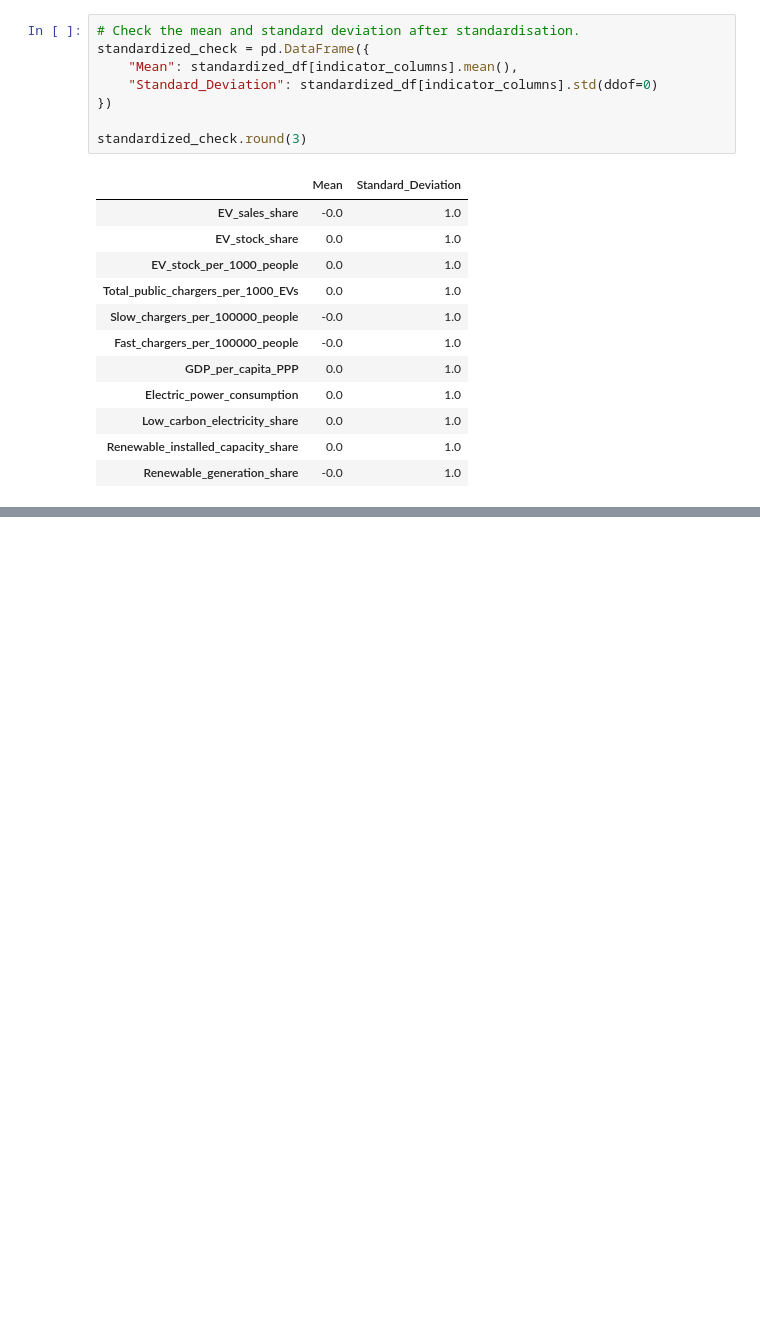
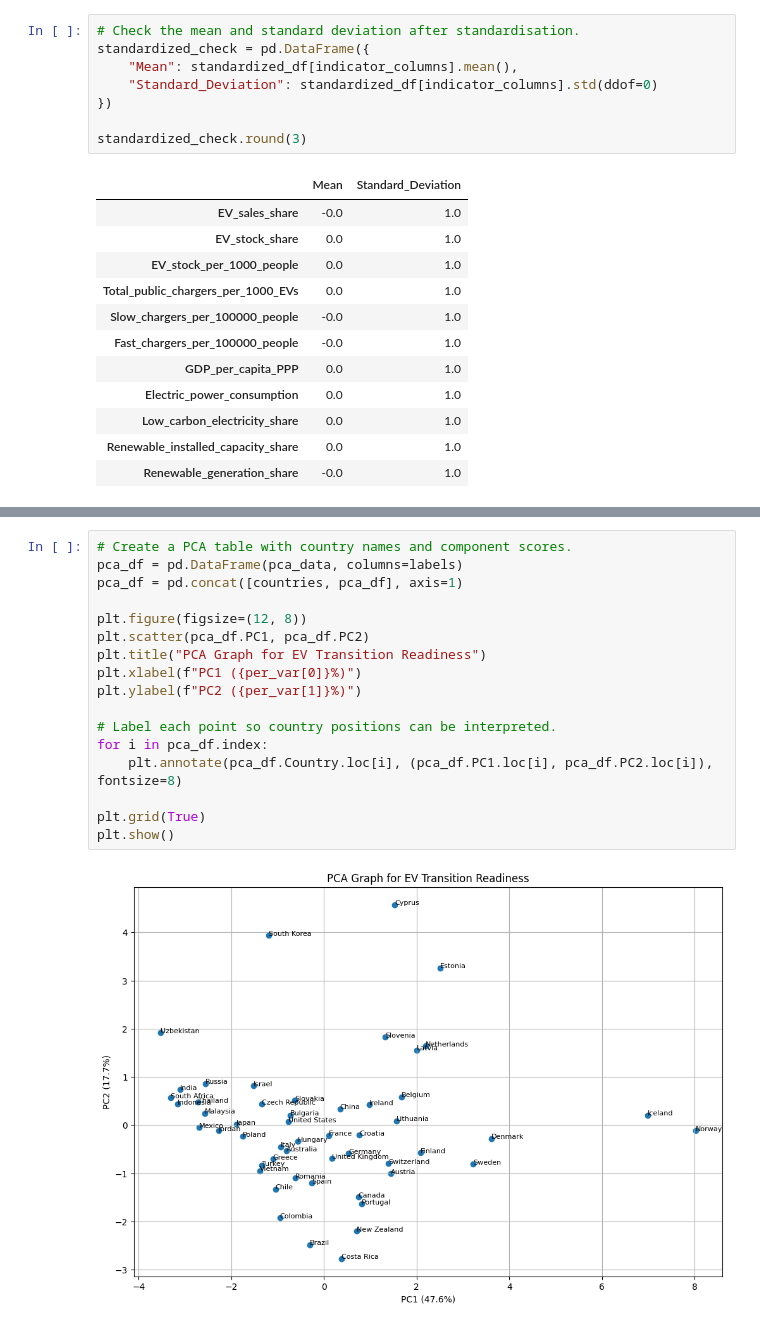
Before and after one commit to RathnamMeghana/DAV_CA1, a Jupyter notebook: index.ipynb, the cells around one changed output, grey strips where cells are left out. Saved outputs shown, nothing was run; the diff lists cells and outputs as text; blank space fills up the shorter version.

```diff
--- a/index.ipynb
+++ b/index.ipynb
@@ -1333,0 +1383,19 @@ standardized_check.round(3)
+# %%
+# Create a PCA table with country names and component scores.
+pca_df = pd.DataFrame(pca_data, columns=labels)
+pca_df = pd.concat([countries, pca_df], axis=1)
+
+plt.figure(figsize=(12, 8))
+plt.scatter(pca_df.PC1, pca_df.PC2)
+plt.title("PCA Graph for EV Transition Readiness")
+plt.xlabel(f"PC1 ({per_var[0]}%)")
+plt.ylabel(f"PC2 ({per_var[1]}%)")
+
+# Label each point so country positions can be interpreted.
+for i in pca_df.index:
+    plt.annotate(pca_df.Country.loc[i], (pca_df.PC1.loc[i], pca_df.PC2.loc[i]), fontsize=8)
+
+plt.grid(True)
+plt.show()
+# %% [output]
+[figure, added]
```
Also changed, not shown: parts of 3 cells of this notebook.
